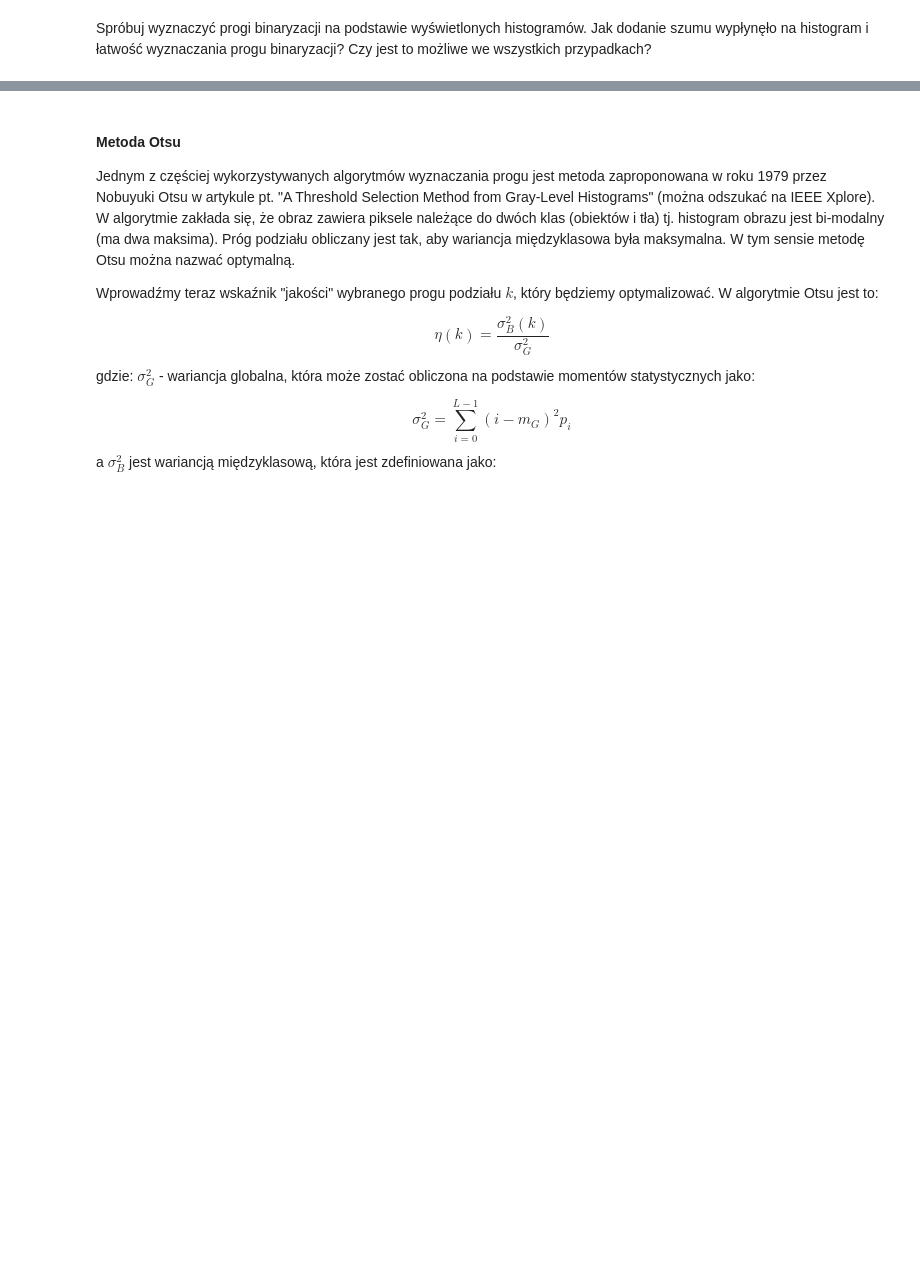
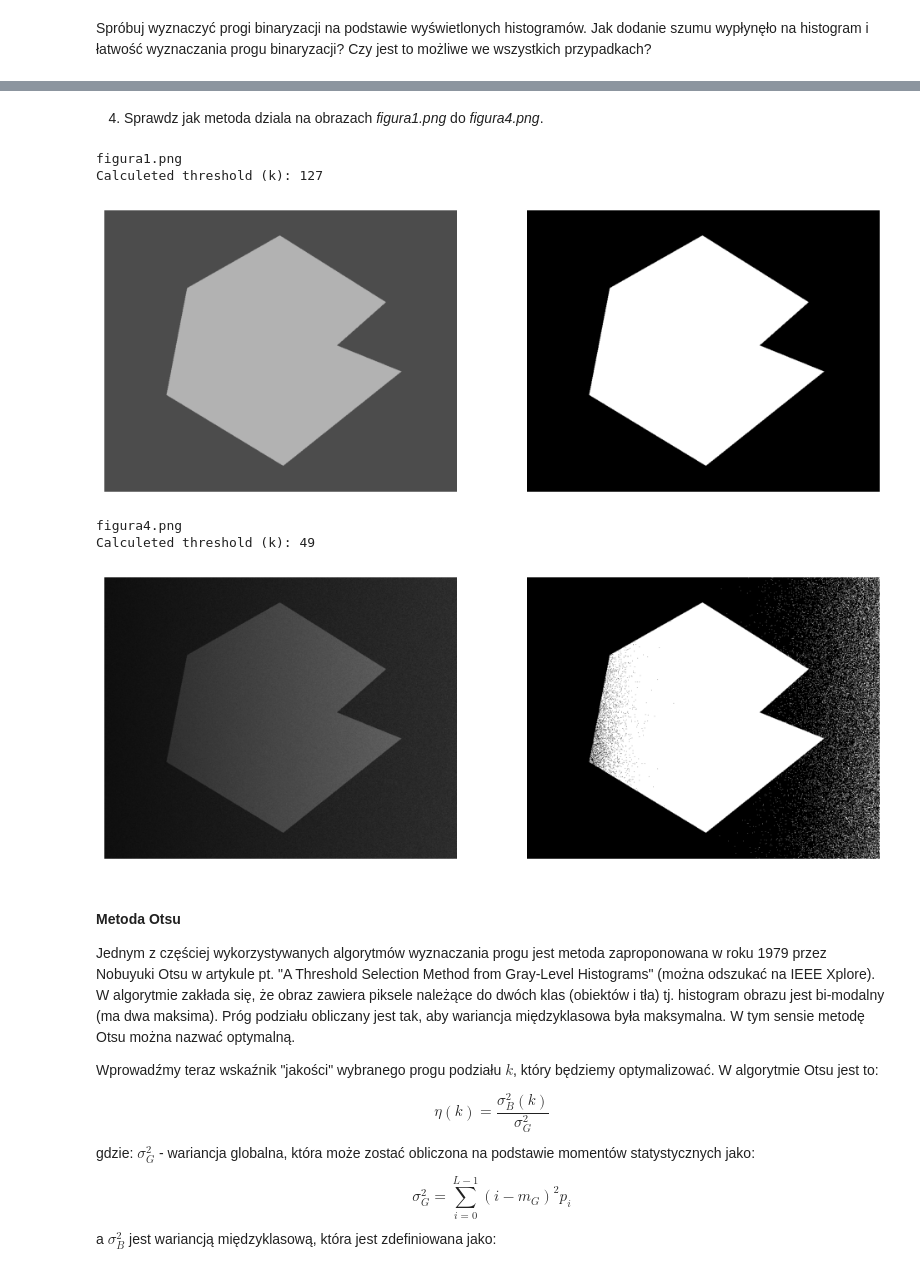
Before and after one commit to Szaroslav/introduction-to-digital-image-processing-agh-cs-course, a Jupyter notebook: lab4/lab4.ipynb, the cells around one changed output, grey strips where cells are left out. Drawn from its saved outputs; the diff is of its cells as text; code cells hidden in the pictures; blank space fills up the shorter version.

```diff
--- a/lab4/lab4.ipynb
+++ b/lab4/lab4.ipynb
@@ -260,3 +299,15 @@ m_G = \sum_{i=0}^{L-1} ip_i
+# %% [markdown]
+4. Sprawdz jak metoda dziala na obrazach _figura1.png_ do _figura4.png_.
+# %%
+for filename in ["figura1.png", "figura4.png"]:
+  threshold_iterative(filename)
+# %% [output]
+figura1.png
+Calculeted threshold (k): 127
+[figure, added]
+figura4.png
+Calculeted threshold (k): 49
+[figure, added]
 # %% [markdown]
 #### Metoda Otsu
 
```
Also changed, not shown: parts of 8 cells of this notebook.
